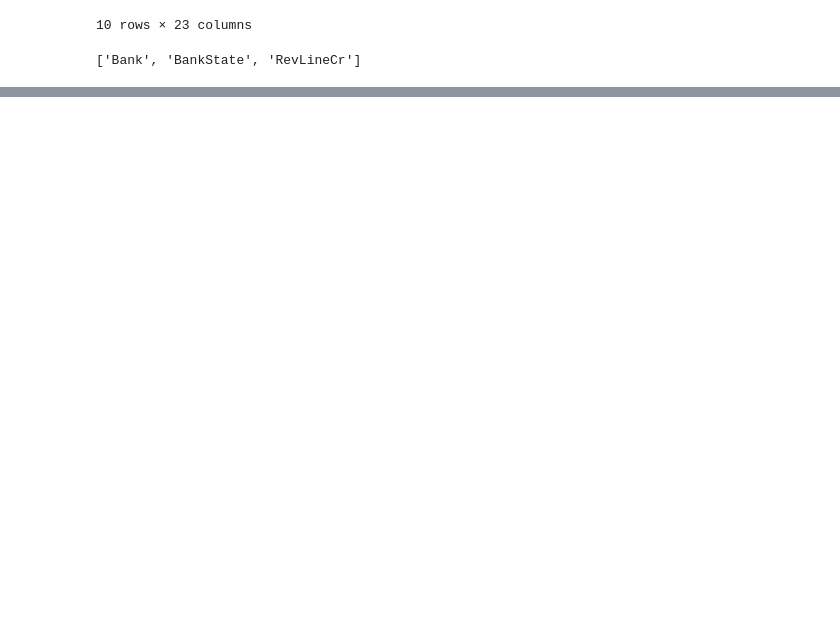
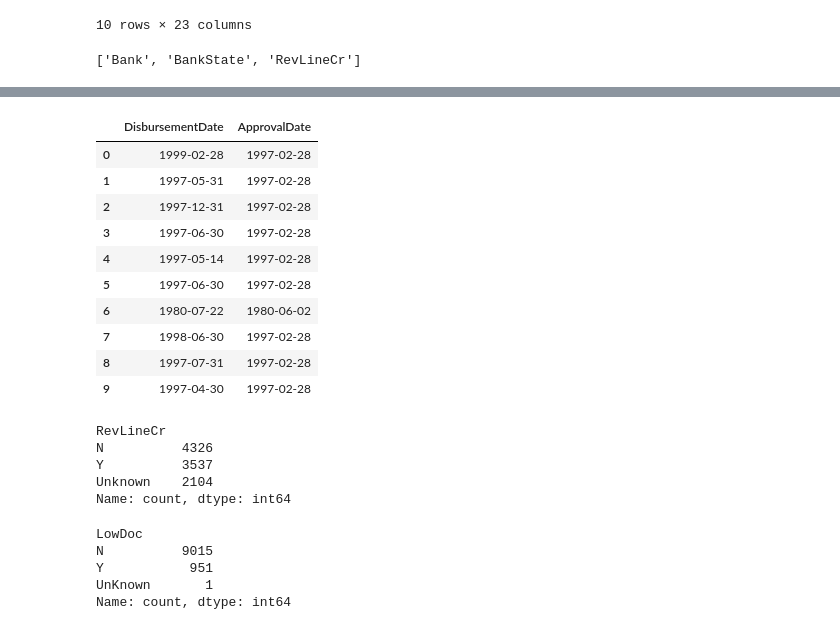
Before and after one commit to hossein-rahmati/Loan_approval, a Jupyter notebook: Loan_approval.ipynb, the cells around one changed output, grey strips where cells are left out. Saved outputs shown, nothing was run; the diff lists cells and outputs as text; code cells hidden in the pictures; blank space fills up the shorter version.

```diff
--- a/Loan_approval.ipynb
+++ b/Loan_approval.ipynb
@@ -341,3 +343,6 @@ Missing_value_features = [
 Missing_value_features
 # %% [output]
 ['Bank', 'BankState', 'RevLineCr']
+# %%
+for f in Missing_value_features:
+    print(f, df[f].isna().sum())
@@ -343,0 +353,3 @@ Missing_value_features
+# %%
+for f in Missing_value_features:
+    df[f].fillna(df[f].value_counts().index[0], inplace=True)
@@ -343,0 +412,22 @@ Missing_value_features
+# %%
+Temporal_features = ["DisbursementDate", "ApprovalDate"]
+
+for feature in Temporal_features:
+    categorical_columns.remove(feature)
+# %%
+for feature in Temporal_features:
+    df[feature] = pd.to_datetime(df[feature], dayfirst=True)
+# %%
+df[Temporal_features].head(10)
+# %% [output]
+|  | DisbursementDate | ApprovalDate |
+| 0 | 1999-02-28 | 1997-02-28 |
+| 1 | 1997-05-31 | 1997-02-28 |
+| 2 | 1997-12-31 | 1997-02-28 |
+| 3 | 1997-06-30 | 1997-02-28 |
+| 4 | 1997-05-14 | 1997-02-28 |
+| 5 | 1997-06-30 | 1997-02-28 |
+| 6 | 1980-07-22 | 1980-06-02 |
+| 7 | 1998-06-30 | 1997-02-28 |
+| 8 | 1997-07-31 | 1997-02-28 |
+| 9 | 1997-04-30 | 1997-02-28 |
@@ -343,0 +438,8 @@ Missing_value_features
+# %%
+df["RevLineCr"].value_counts()
+# %% [output]
+RevLineCr
+N          4326
+Y          3537
+Unknown    2104
+Name: count, dtype: int64
@@ -343,0 +448,8 @@ Missing_value_features
+# %%
+df["LowDoc"].value_counts()
+# %% [output]
+LowDoc
+N          9015
+Y           951
+UnKnown       1
+Name: count, dtype: int64
```
Also changed, not shown: parts of 39 cells of this notebook.
